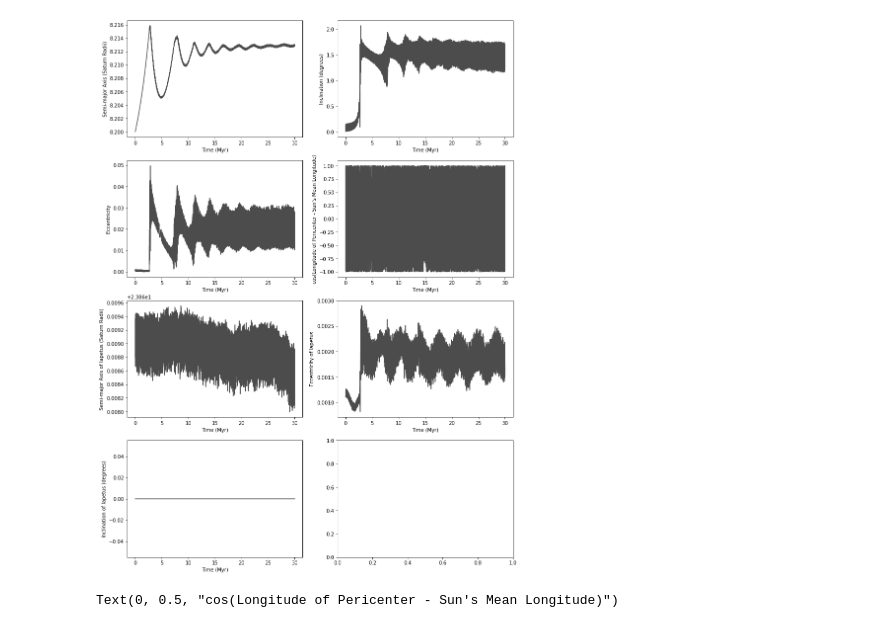
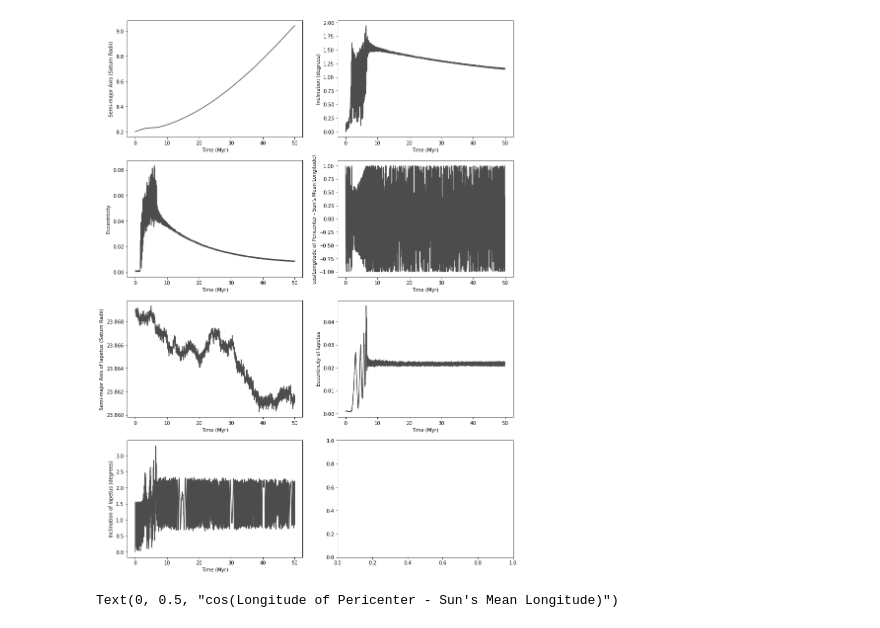
Before and after one commit to hdayuan/F21_JP_Titan-Sims, a Jupyter notebook: plot-titan.ipynb, the cells around one changed output. Cells and saved outputs as stored; diff of their text form; code cells hidden in the pictures.

```diff
--- a/plot-titan.ipynb
+++ b/plot-titan.ipynb
@@ -3,10 +3,11 @@ import matplotlib.pyplot as plt
 import numpy as np
 
 # read arguments, and open corresponding output file
-version = 4.4 # version 3 for migration force, 4 for tidal forces, 5 for eccentricity oscillations
-numSamples = 10000
-simTime = 30.
+version = 4.5 # version 3 for migration force, 4 for tidal forces, 5 for eccentricity oscillations
+numSamples = 2000
+simTime = 50.
 ia = 8.2
+trial = 1
 
 fa = 12.9
 
@@ -25,7 +26,10 @@ else:
     if version == 4.1:
         f = open(r"v4.1-t-"+str(ia)+"rs-"+str(numSamples)+"s-"+str(simTime)+"myrs.txt", "r")
     else:
-        f = open(r"v"+str(version)+"-"+str(ia)+"rs-"+str(numSamples)+"s-"+str(simTime)+"myrs.txt", "r")
+        if version == 4.5:
+            f = open(r"vk2-"+str(ia)+"rs-"+str(numSamples)+"s-"+str(simTime)+"myrs-t"+str(trial)+".txt", "r")
+        else:
+            f = open(r"v"+str(version)+"-"+str(ia)+"rs-"+str(numSamples)+"s-"+str(simTime)+"myrs.txt", "r")
 
 
 plotSamples = numSamples // step
@@ -68,7 +72,7 @@ if version_int == 5:
     eSat_index = 5
     t_index = 6
 
-if version == 4.4:
+if version == 4.4 or version == 4.5:
     aIap_array = [0] * plotSamples
     eIap_array = [0] * plotSamples
     iIap_array = [0] * plotSamples
@@ -79,23 +83,25 @@ if version == 4.4:
 
 for i in range(buffer, buffer + numSamples, step):
     numbers = allLines[i].split()
-    a_array[(i - buffer) // step] = float(numbers[a_index])
-    e_array[(i - buffer) // step] = float(numbers[e_index])
+    var = float(numbers[a_index])
+    if var < 0:
+        var = 0
+    var1 = float(numbers[e_index])
+    if var1 > 1:
+        var1 = 0
+    a_array[(i - buffer) // step] = var
+    e_array[(i - buffer) // step] = var1
     i_array[(i - buffer) // step] = float(numbers[incl_index])*180./np.pi
-    # t_array[(i - buffer) // step] = float(numbers[t_index]) / 1000000.
+    t_array[(i - buffer) // step] = float(numbers[t_index]) / 1000000.
     diff_array[(i - buffer) // step] = np.cos(float(numbers[pomega_index]) - float(numbers[m_long_index]))
     aIap_array[(i - buffer) // step] = float(numbers[aIap_index])
     eIap_array[(i - buffer) // step] = float(numbers[eIap_index])
-    # iIap_array[(i - buffer) // step] = float(numbers[iIap_index])*180./np.pi
+    iIap_array[(i - buffer) // step] = float(numbers[iIap_index])*180./np.pi
 
     if version_int == 5:
         eSat_array[(i - buffer) // step] = float(numbers[eSat_index])
 
-# EXTRA
-for i in range(plotSamples):
-    t_array[i] = i*simTime/plotSamples
-
-if version == 4.4:
+if version == 4.4 or version == 4.5:
     fig, axs = plt.subplots(4, 2)
     fig.set_size_inches(14, 20)
 
@@ -120,34 +126,34 @@ if version == 4.4:
     axs[2][0].set_ylabel('Semi-major Axis of Iapetus (Saturn Radii)')
 
     axs[2][1].plot(t_array,eIap_array, color=col)
     axs[2][1].set_xlabel('Time (Myr)')
     axs[2][1].set_ylabel('Eccentricity of Iapetus')
 
     axs[3][0].plot(t_array,iIap_array, color=col)
     axs[3][0].set_xlabel('Time (Myr)')
     axs[3][0].set_ylabel('Inclination of Iapetus (degrees)')
 
 else:
     fig, axs = plt.subplots(2, 2)
     fig.set_size_inches(14, 10)
 
     axs[0][0].plot(t_array,a_array, color=col)
     axs[0][0].set_xlabel('Time (Myr)')
     axs[0][0].set_ylabel('Semi-major Axis (Saturn Radii)')
 
     axs[1][0].plot(t_array,e_array, color=col)
     axs[1][0].set_xlabel('Time (Myr)')
     axs[1][0].set_ylabel('Eccentricity')
 
     axs[0][1].plot(t_array,i_array, color=col)
     axs[0][1].set_xlabel('Time (Myr)')
     axs[0][1].set_ylabel('Inclination (degrees)')
 
     axs[1][1].plot(t_array,diff_array, color=col)
     axs[1][1].set_xlabel('Time (Myr)')
     axs[1][1].set_ylabel('cos(Longitude of Pericenter - Sun\'s Mean Longitude)')
 # %% [output]
-[figure, old version]
+[figure, new version]
 # %%
 if version_int == 5:
     fig, axs = plt.subplots(1)
```
Also changed, not shown: 2 other files.
